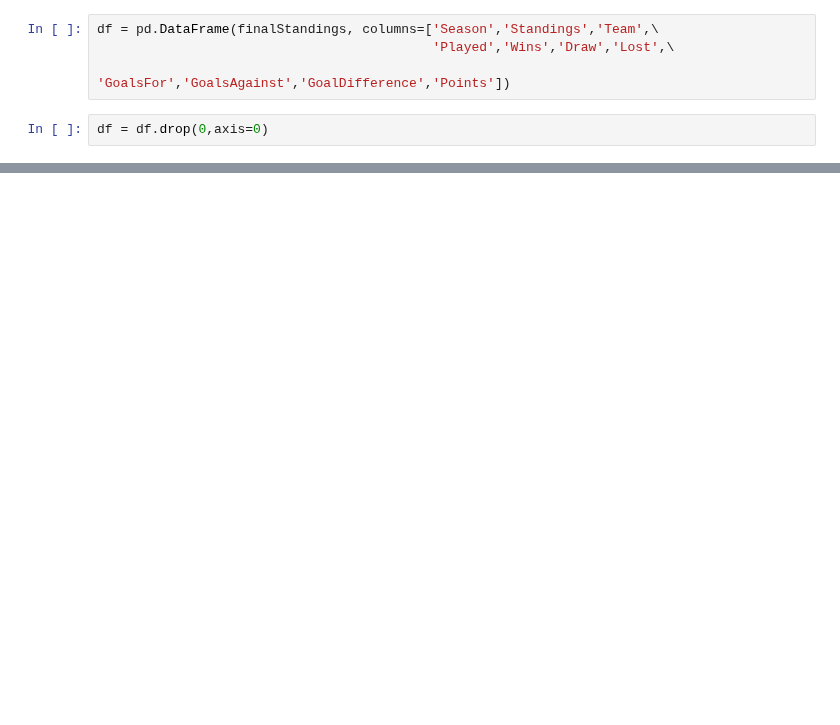
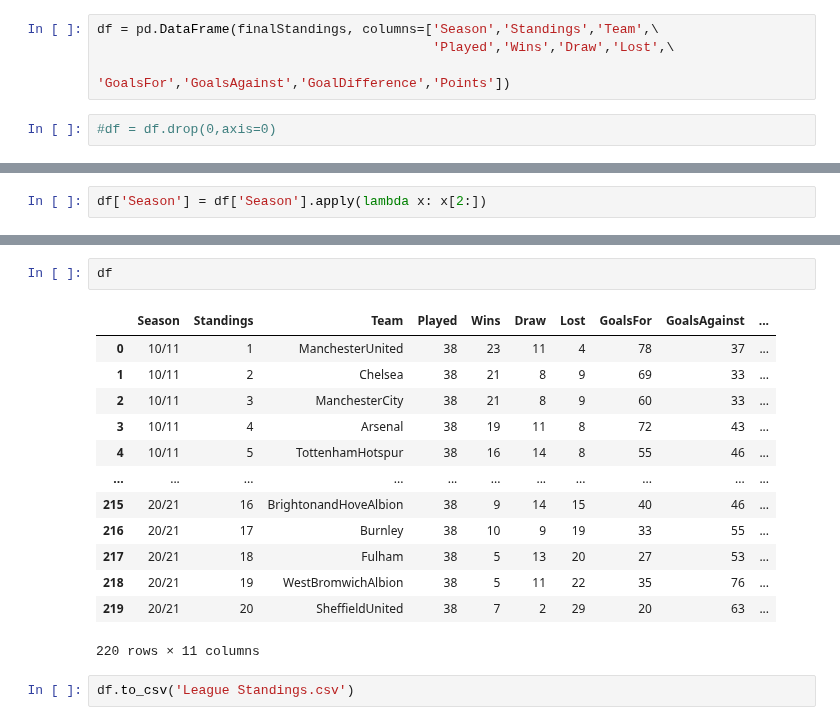
Before and after one commit to KamenDamov/PL-ML-Project, a Jupyter notebook: League final ranking - Scraper.ipynb, the cells around one changed output, grey strips where cells are left out. Cells and saved outputs as stored; diff of their text form; blank space fills up the shorter version.

```diff
--- a/League final ranking - Scraper.ipynb
+++ b/League final ranking - Scraper.ipynb
@@ -173,4 +173,4 @@ df = pd.DataFrame(finalStandings, columns=['Season','Standings','Team',\
                                            'Played','Wins','Draw','Lost',\
                                            'GoalsFor','GoalsAgainst','GoalDifference','Points'])
 # %%
-df = df.drop(0,axis=0)
+#df = df.drop(0,axis=0)
@@ -196,0 +177,2 @@ df[df['Season']=='2020/21']
+# %%
+df['Season'] = df['Season'].apply(lambda x: x[2:])
@@ -196,0 +192,18 @@ df[df['Season']=='2020/21']
+# %%
+df
+# %% [output]
+|  | Season | Standings | Team | Played | Wins | Draw | Lost | GoalsFor | GoalsAgainst | ... |
+| 0 | 10/11 | 1 | ManchesterUnited | 38 | 23 | 11 | 4 | 78 | 37 | ... |
+| 1 | 10/11 | 2 | Chelsea | 38 | 21 | 8 | 9 | 69 | 33 | ... |
+| 2 | 10/11 | 3 | ManchesterCity | 38 | 21 | 8 | 9 | 60 | 33 | ... |
+| 3 | 10/11 | 4 | Arsenal | 38 | 19 | 11 | 8 | 72 | 43 | ... |
+| 4 | 10/11 | 5 | TottenhamHotspur | 38 | 16 | 14 | 8 | 55 | 46 | ... |
+| ... | ... | ... | ... | ... | ... | ... | ... | ... | ... | ... |
+| 215 | 20/21 | 16 | BrightonandHoveAlbion | 38 | 9 | 14 | 15 | 40 | 46 | ... |
+| 216 | 20/21 | 17 | Burnley | 38 | 10 | 9 | 19 | 33 | 55 | ... |
+| 217 | 20/21 | 18 | Fulham | 38 | 5 | 13 | 20 | 27 | 53 | ... |
+| 218 | 20/21 | 19 | WestBromwichAlbion | 38 | 5 | 11 | 22 | 35 | 76 | ... |
+| 219 | 20/21 | 20 | SheffieldUnited | 38 | 7 | 2 | 29 | 20 | 63 | ... |
+220 rows × 11 columns
+# %%
+df.to_csv('League Standings.csv')
```
Also changed, not shown: parts of 3 cells of this notebook, 3 other files.
